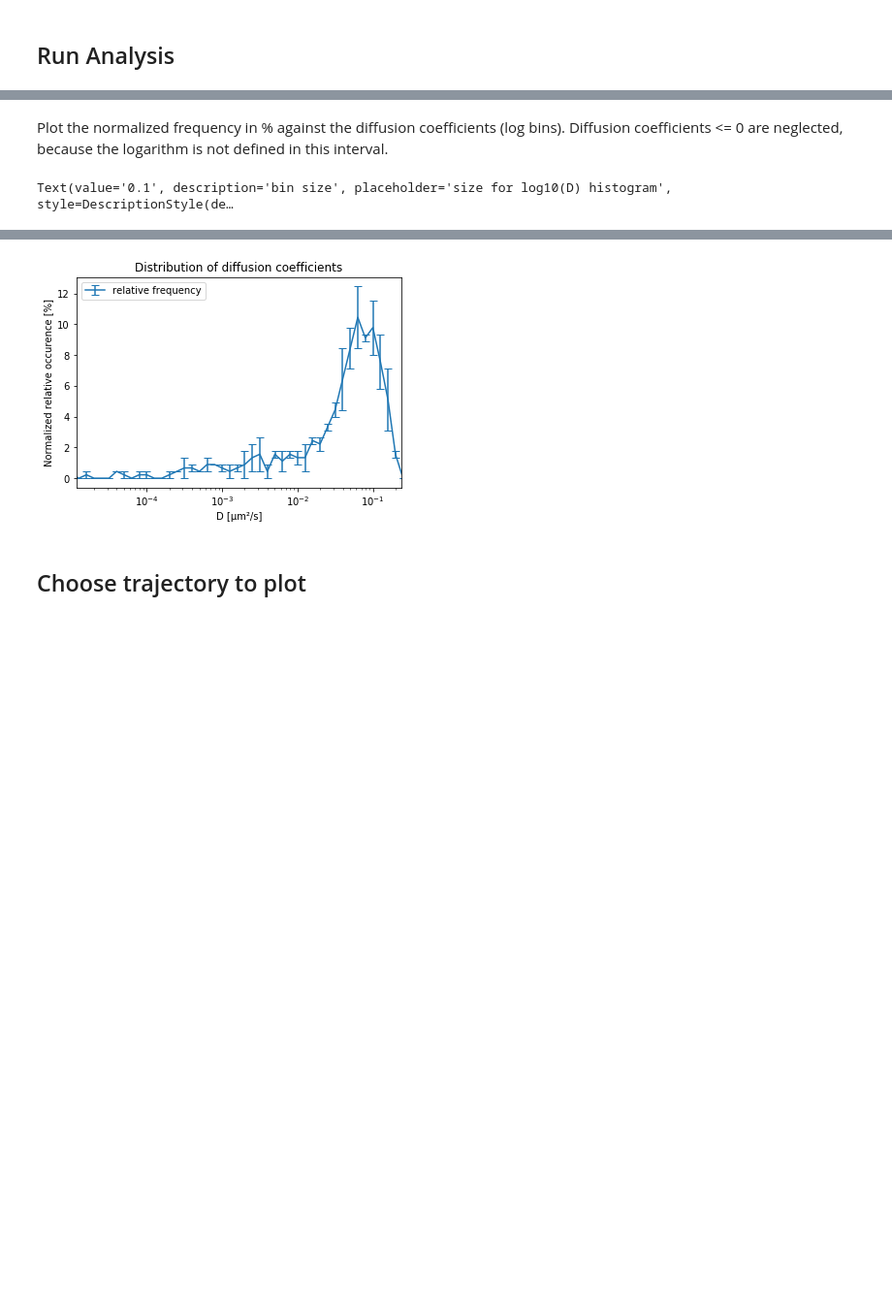
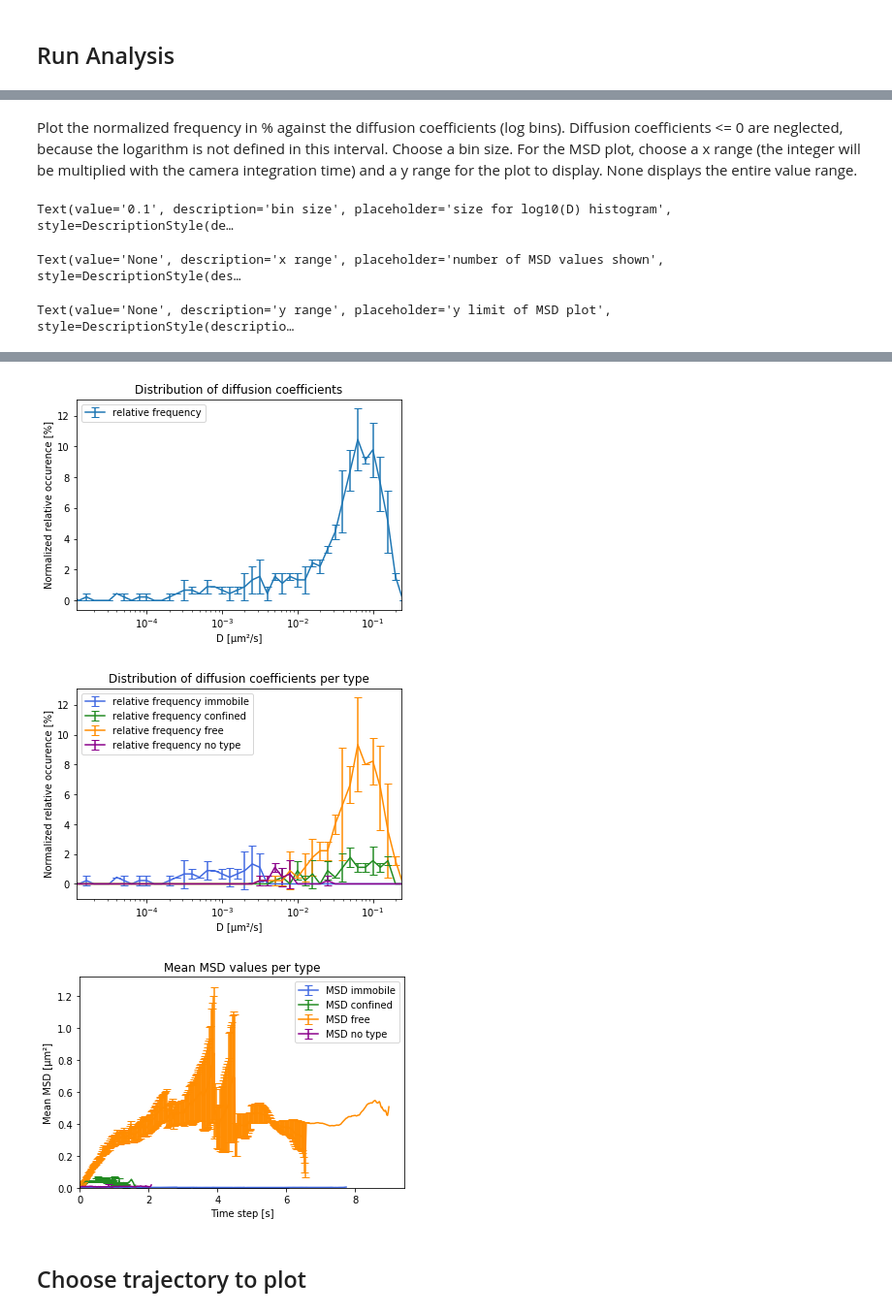
Before and after one commit to HeilemannLab/SPTAnalyser, a Jupyter notebook: TrackAnalysis.ipynb, the cells around one changed output, grey strips where cells are left out. Shown at 97% size. Saved outputs shown, nothing was run; the diff lists cells and outputs as text; code cells hidden in the pictures; blank space fills up the shorter version.

Commit message:
trackAnalysis with diffusion hist and MSD-plot per type, MSD plots show MSD unit, variable xy-range

```diff
--- a/TrackAnalysis.ipynb
+++ b/TrackAnalysis.ipynb
@@ -122,19 +122,25 @@ Total trajectories: 450
 # %% [markdown]
-Plot the normalized frequency in % against the diffusion coefficients (log bins). Diffusion coefficients <= 0 are neglected, because the logarithm is not defined in this interval.
+Plot the normalized frequency in % against the diffusion coefficients (log bins). Diffusion coefficients <= 0 are neglected, because the logarithm is not defined in this interval. Choose a bin size. For the MSD plot, choose a x range (the integer will be multiplied with the camera integration time) and a y range for the plot to display. None displays the entire value range.
 # %%
 display(widget_track_analysis.bin_size_box)
+display(widget_track_analysis.MSD_delta_t_n)
+display(widget_track_analysis.MSD_y_lim)
 # %% [output]
 Text(value='0.1', description='bin size', placeholder='size for log10(D) histogram', style=DescriptionStyle(de…
+Text(value='None', description='x range', placeholder='number of MSD values shown', style=DescriptionStyle(des…
+Text(value='None', description='y range', placeholder='y limit of MSD plot', style=DescriptionStyle(descriptio…
 # %%
 def plot_diffusions(event):
     widget_track_analysis.create_clear_output()
     display(widget_track_analysis.plot_diff_button)
-    track_analysis.run_plot_diffusion_histogram(widget_track_analysis.bin_size_box.value)
+    track_analysis.run_plot_diffusion_histogram(widget_track_analysis.bin_size_box.value, widget_track_analysis.MSD_delta_t_n.value, widget_track_analysis.MSD_y_lim.value)
 display(widget_track_analysis.plot_diff_button)
 widget_track_analysis.plot_diff_button.on_click(plot_diffusions)
 # %% [output]
 [interactive output not drawn]
 [figure]
+[figure, added]
+[figure, added]
 # %% [markdown]
 ## Choose trajectory to plot
 # %% [markdown]
```
Also changed, not shown: parts of 2 cells of this notebook, 3 other files.
